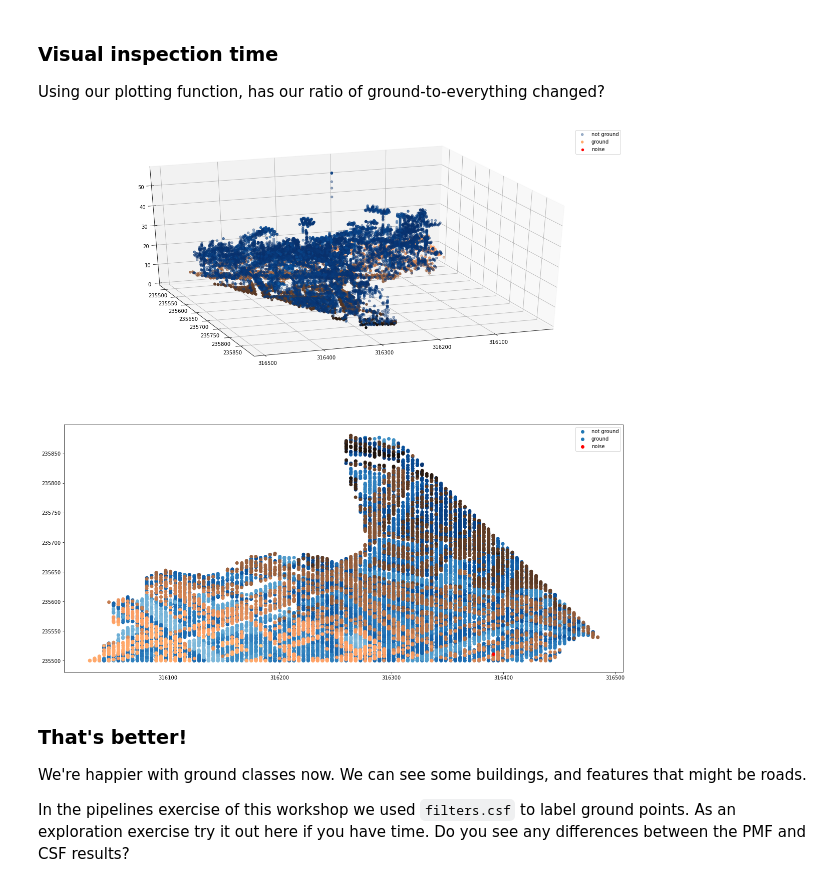
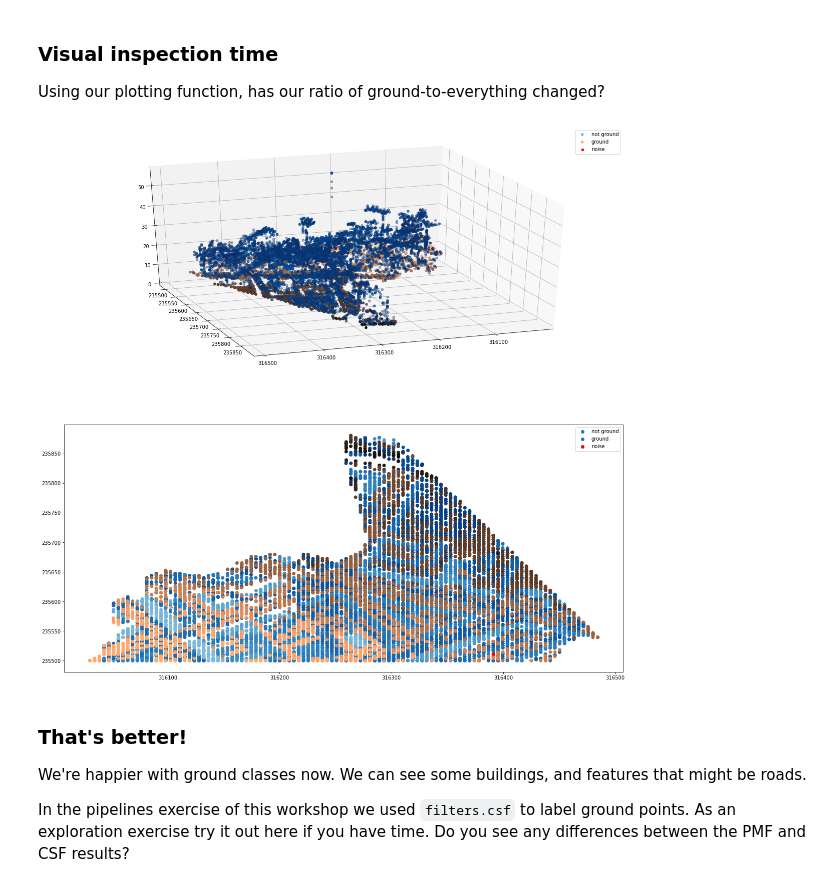
Before and after one commit to adamsteer/f4g-oceania-pdal, a Jupyter notebook: notebooks/PDAL-python.ipynb, the cells around one changed output. Drawn from its saved outputs; the diff is of its cells as text; code cells hidden in the pictures.

```diff
--- a/notebooks/PDAL-python.ipynb
+++ b/notebooks/PDAL-python.ipynb
@@ -245,9 +245,9 @@ Wall time: 12.6 s
 
 Using our plotting function, has our ratio of ground-to-everything changed?
 # %%
-plotthethings(df2, df2.Z, 20000)
+plotthethings(df2, df2.Z, 15000)
 # %% [output]
-[figure, old version]
+[figure, new version]
 # %% [markdown]
 ### That's better!
 
```
Also changed, not shown: parts of 15 cells of this notebook, 9 other files.
